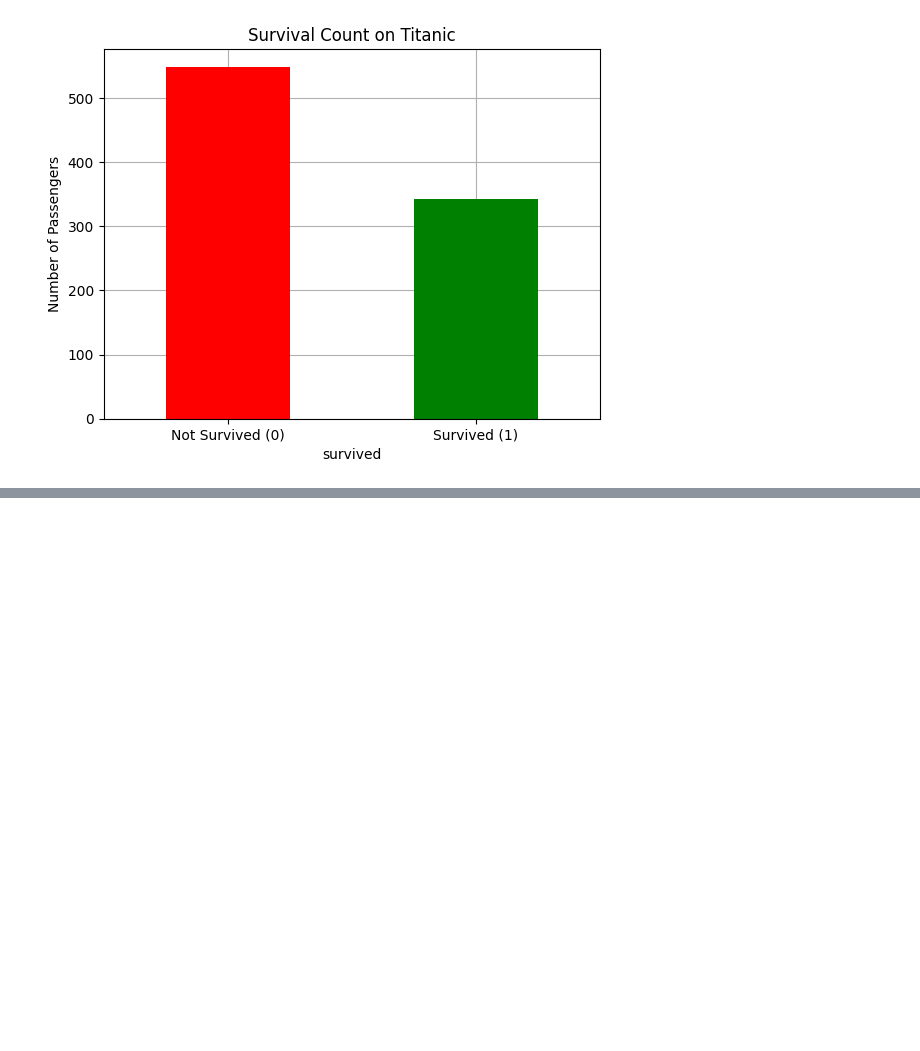
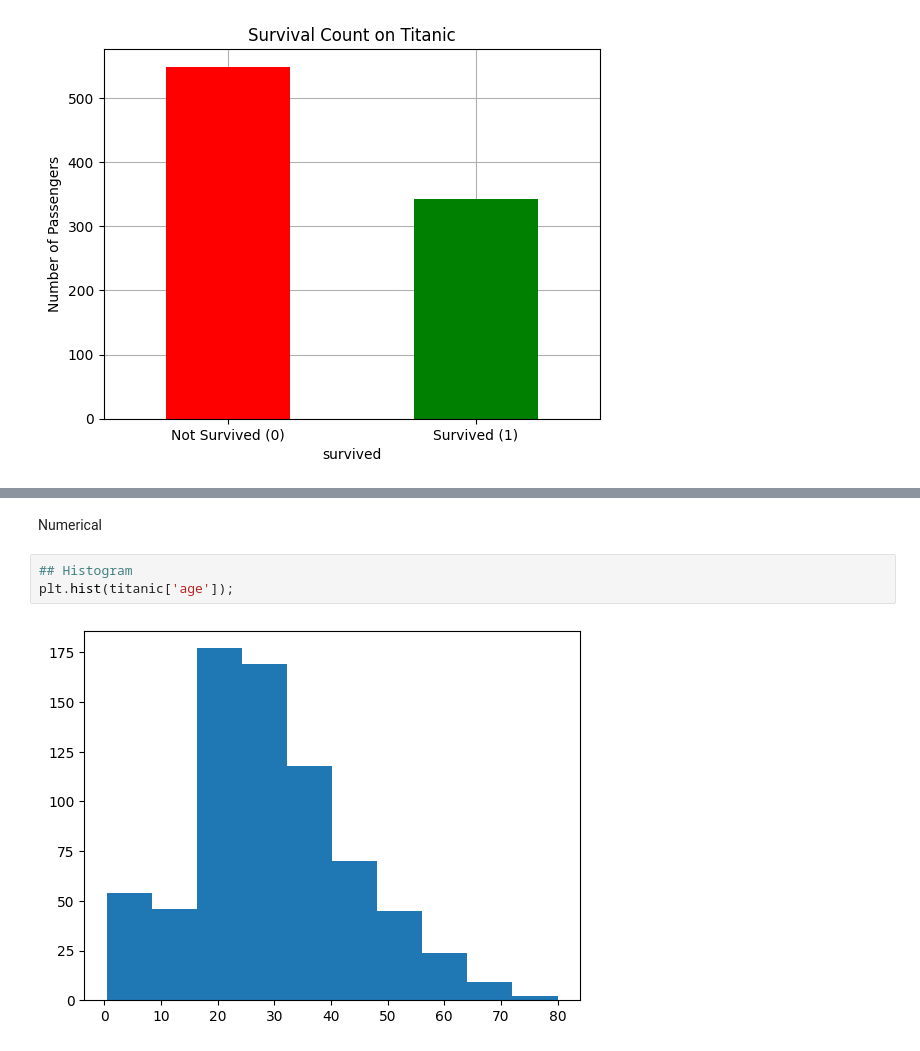
Before and after one commit to maazali04/Python-Data-Science-Foundations, a Jupyter notebook: MachineLearning.ipynb, the cells around one changed output, grey strips where cells are left out. Drawn from its saved outputs; the diff is of its cells as text; blank space fills up the shorter version.

```diff
--- a/MachineLearning.ipynb
+++ b/MachineLearning.ipynb
@@ -1085,0 +1117,7 @@ plt.grid()
+# %% [markdown]
+Numerical
+# %%
+## Histogram
+plt.hist(titanic['age']);
+# %% [output]
+[figure, added]
```
Also changed, not shown: parts of 18 cells of this notebook.
